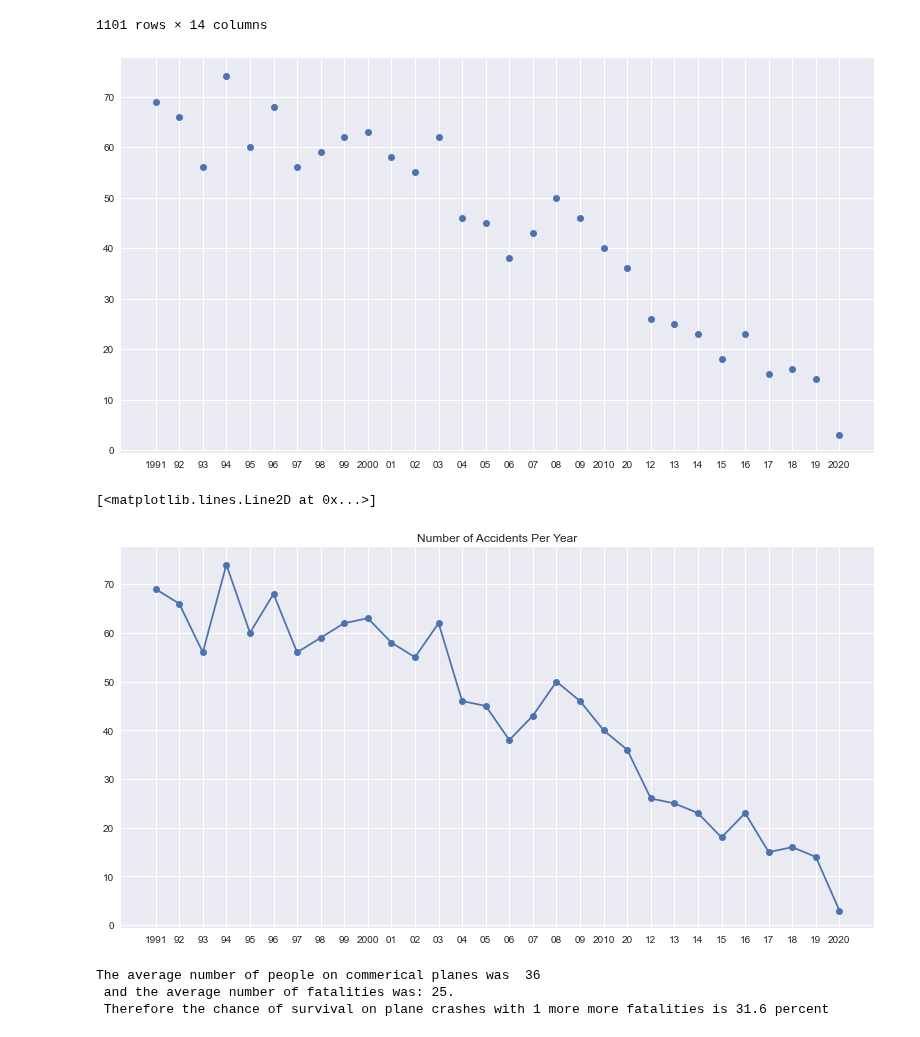
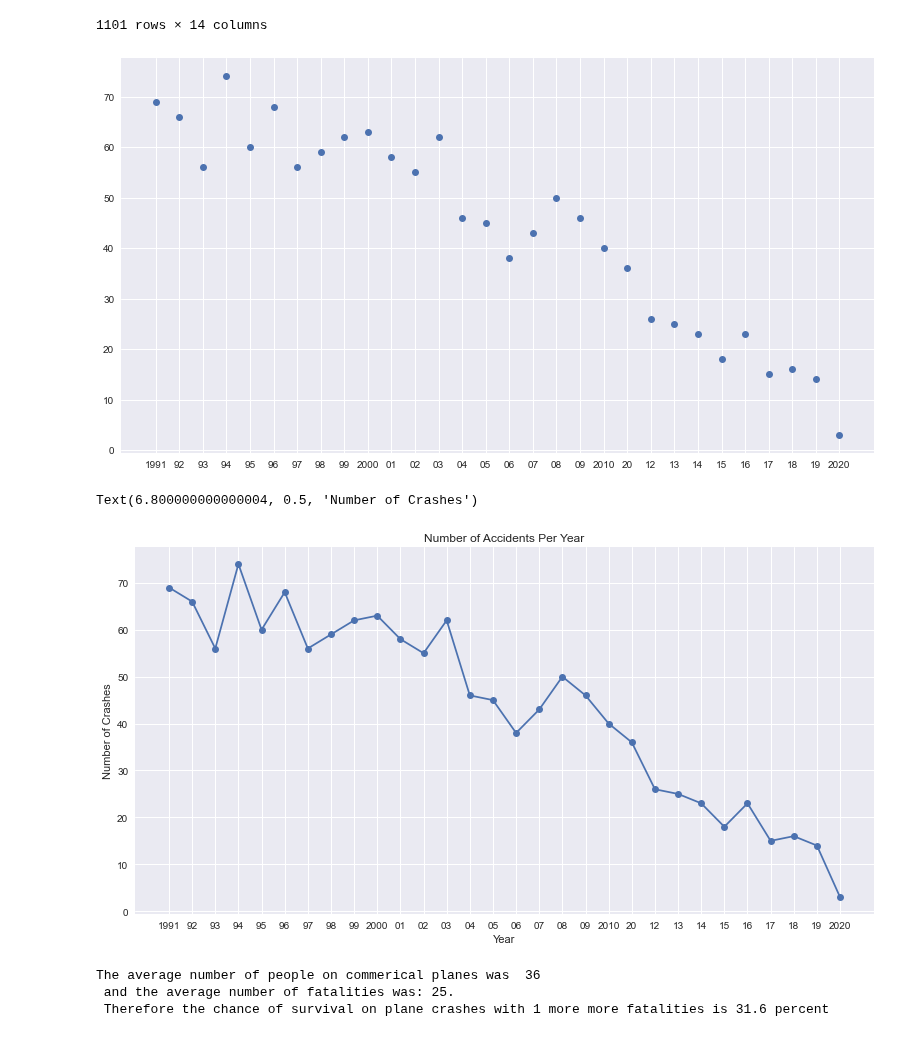
Before and after one commit to MZt92-ui/Project-1-Group-3, a Jupyter notebook: plane crash.ipynb, the cells around one changed output. Drawn from its saved outputs; the diff is of its cells as text; code cells hidden in the pictures.

Commit message:
Added images

```diff
--- a/plane crash.ipynb
+++ b/plane crash.ipynb
@@ -218,35 +218,38 @@ years16_17 = len(plane_1991_2021[(plane_1991_2021['DATE'] >= year16) & (plane_19
 years17_18 = len(plane_1991_2021[(plane_1991_2021['DATE'] >= year17) & (plane_1991_2021['DATE'] < year18)])
 years18_19 = len(plane_1991_2021[(plane_1991_2021['DATE'] >= year18) & (plane_1991_2021['DATE'] < year19)])
 years19_20 = len(plane_1991_2021[(plane_1991_2021['DATE'] >= year19) & (plane_1991_2021['DATE'] < year20)])
 years20_21 = len(plane_1991_2021[(plane_1991_2021['DATE'] >= year20) & (plane_1991_2021['DATE'] < year21)])
 
 
 
 
 import matplotlib.pyplot as plt
 from datetime import datetime, timedelta
 plt.style.use('seaborn')
 
 dates = ["1991","92","93","94","95",'96',"97","98","99", "2000",
         "01", "02", "03", "04", "05", "06", "07", "08", "09", "2010",
         "20", "12","13", "14", "15", "16", "17", "18", "19", "2020"]
 
 y = [years91_92, years92_93, years93_94, years94_95, years95_96, years96_97, years97_98, years98_99 ,
     years99_00, years00_01, years01_02, years02_03, years03_04, years04_05, years05_06, years06_07,
     years07_08, years08_09, years09_10,years10_11, years11_12, years12_13, years13_14,
     years14_15, years15_16, years16_17, years17_18, years18_19, years19_20, years20_21]
 plt.rcParams["figure.figsize"] = [11, 6]
 plt.rcParams["figure.autolayout"] = True
 plt.plot_date(dates, y)
 plt.tight_layout()
 plt.show()
 plt.title("Number of Accidents Per Year")
 
 plt.plot_date(dates, y, linestyle ='solid')
+plt.savefig("trend_of_crashes_per_year.png")
+plt.xlabel("Year")
+plt.ylabel("Number of Crashes")
 # %% [output]
 [figure]
-[<matplotlib.lines.Line2D at 0x...>]
+Text(6.800000000000004, 0.5, 'Number of Crashes')
-[figure, old version]
+[figure, new version]
 # %%
 plane_1991_2021[plane_1991_2021["TOTAL_FATALITIES"] ==0].head()
 # %%
```
Also changed, not shown: parts of 10 cells of this notebook, 7 other files.
